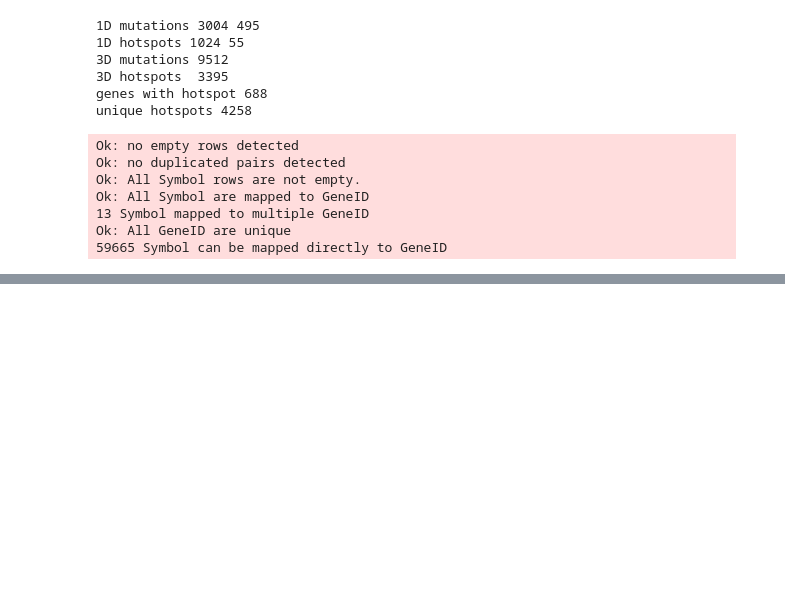
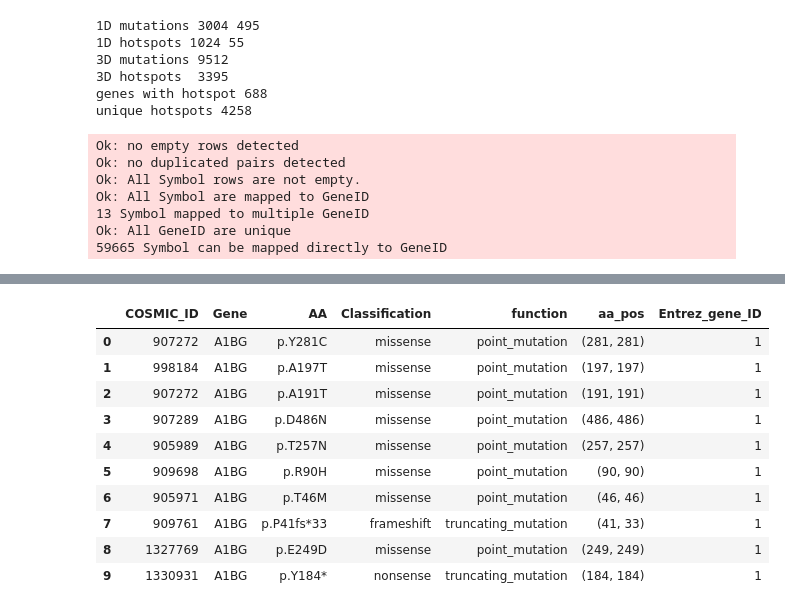
Before and after one commit to esko22/ucb-w210-cap-drug-response, a Jupyter notebook: Variants/mutation_eda.ipynb, the cells around one changed output, grey strips where cells are left out. Drawn from its saved outputs; the diff is of its cells as text; code cells hidden in the pictures; blank space fills up the shorter version.

```diff
--- a/Variants/mutation_eda.ipynb
+++ b/Variants/mutation_eda.ipynb
@@ -198,0 +560,22 @@ Ok: All GeneID are unique
+# %%
+def binarize(x):
+    if x==0:
+        return x
+    else:
+        return 1
+
+def get_aa_pos_GDSC(x):
+    l = re.findall(r'\d+', x)
+    if len(l) == 0:
+        #print(x, "positions not found.",file = sys.stderr)
+        return ("NA","NA")
+    elif len(l) == 1:
+        return (int(l[0]), int(l[0]))
+    else:
+        return (int(l[0]), int(l[1]))
+# %%
+
+gdsc["aa_pos"] = gdsc["AA"].apply(lambda x : get_aa_pos_GDSC(x))
+#gdsc["start"] = gdsc["aa_pos"].apply(lambda x : x.split(",")[0])
+#gdsc["end"] = gdsc["aa_pos"].apply(lambda x : x.split(",")[1])
+gdsc.head(5)
@@ -198,0 +589,13 @@ Ok: All GeneID are unique
+# %%
+ensg_genes = []
+symbols = []
+for gene in set(gdsc["Gene"].values):
+    if gene.startswith("ENSG"):
+        ensg_genes.append(gene)
+
+    else:
+        symbols.append(gene)
+print("ENSEMBL gene IDs found:",len(ensg_genes))
+ensg_genes = gdsc.loc[gdsc["Gene"].isin(ensg_genes), :]
+gdsc_hugo =  gdsc.loc[gdsc["Gene"].isin(symbols), :]
+print("Gene symbols:",len(set(gdsc_hugo["Gene"].values)))
@@ -198,0 +605,6 @@ Ok: All GeneID are unique
+# %%
+# mapping to Entrez
+df = gdsc_hugo[["Gene"]].copy()
+df.set_index("Gene",drop= False ,inplace=True)
+df.drop_duplicates(inplace = True)
+df, query2target,not_mapped  = apply_mappers(df, ncbi_symbols, ncbi_synonyms, verbose = True,handle_duplicates = "keep")
@@ -198,0 +628,16 @@ Ok: All GeneID are unique
+# %%
+gdsc_hugo = gdsc_hugo.loc[~gdsc_hugo["Gene"].isin(not_mapped),:].copy()
+gdsc_hugo["Entrez_gene_ID"] = gdsc_hugo["Gene"].apply(lambda x : query2target[x])
+gdsc_hugo.head(10)
+# %% [output]
+|  | COSMIC_ID | Gene | AA | Classification | function | aa_pos | Entrez_gene_ID |
+| 0 | 907272 | A1BG | p.Y281C | missense | point_mutation | (281, 281) | 1 |
+| 1 | 998184 | A1BG | p.A197T | missense | point_mutation | (197, 197) | 1 |
+| 2 | 907272 | A1BG | p.A191T | missense | point_mutation | (191, 191) | 1 |
+| 3 | 907289 | A1BG | p.D486N | missense | point_mutation | (486, 486) | 1 |
+| 4 | 905989 | A1BG | p.T257N | missense | point_mutation | (257, 257) | 1 |
+| 5 | 909698 | A1BG | p.R90H | missense | point_mutation | (90, 90) | 1 |
+| 6 | 905971 | A1BG | p.T46M | missense | point_mutation | (46, 46) | 1 |
+| 7 | 909761 | A1BG | p.P41fs*33 | frameshift | truncating_mutation | (41, 33) | 1 |
+| 8 | 1327769 | A1BG | p.E249D | missense | point_mutation | (249, 249) | 1 |
+| 9 | 1330931 | A1BG | p.Y184* | nonsense | truncating_mutation | (184, 184) | 1 |
```
Also changed, not shown: parts of 19 cells of this notebook, 1 other file.
